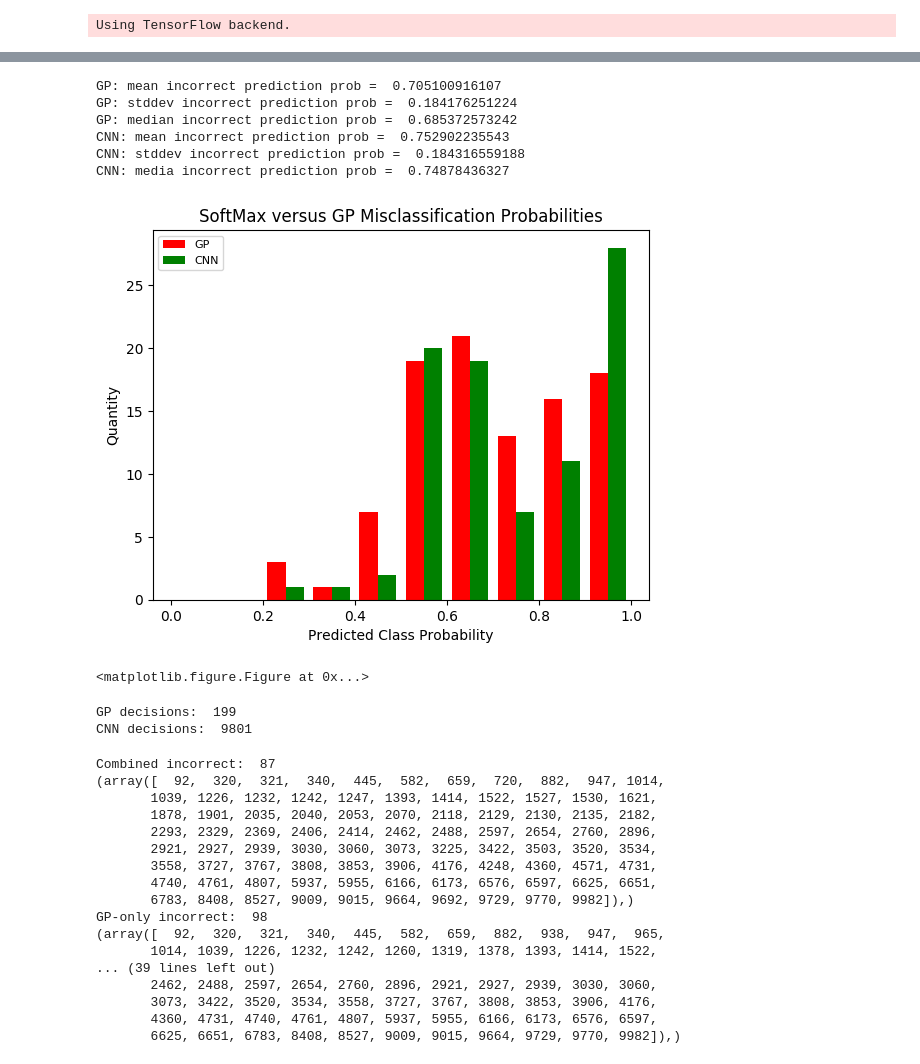
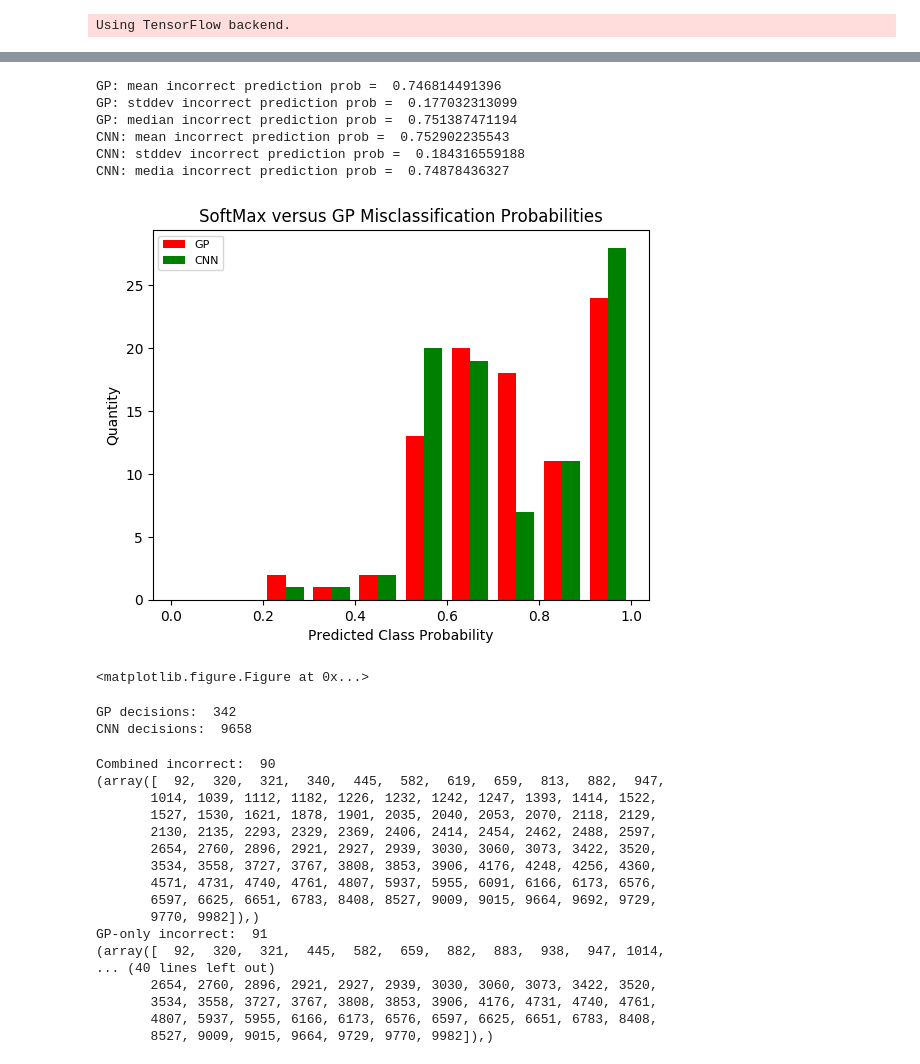
Before and after one commit to flyingsilverfin/CNN_GP_MNIST, a Jupyter notebook: src/GPFlow_testing.ipynb, the cells around one changed output, grey strips where cells are left out. Drawn from its saved outputs; the diff is of its cells as text; code cells hidden in the pictures.

```diff
--- a/src/GPFlow_testing.ipynb
+++ b/src/GPFlow_testing.ipynb
@@ -95,14 +95,14 @@ print("Using", num_features, "features, predicting", num_classes, "classes")
 ys = np.argmax(ys_train_full, axis=1)
 
 full_model = gpflow.models.SVGP(
-    xs_train_full, ys, kern=gpflow.kernels.Matern12(input_dim=num_features) + gpflow.kernels.White(input_dim=num_features, variance=0.1),
+    xs_train_full, ys, kern= gpflow.kernels.Linear(input_dim=num_features) * gpflow.kernels.Matern12(input_dim=num_features),
     likelihood=gpflow.likelihoods.MultiClass(num_classes),
     Z=xs_train_full[::20].copy(),
     num_latent=num_classes,
     whiten=True,
     q_diag=True,
     minibatch_size=8000)
-full_model.kern.white.variance.trainable = False
+#full_model.kern.white.variance.trainable = False
 full_model.feature.trainable = True
 full_model.as_pandas_table()
 # %% [output]
@@ -371,38 +375,38 @@ cnn_predicted_classes = np.argmax(cnn_test_output, axis=1)
 cnn_incorrect_predictions = cnn_predicted_classes != correct_classes
 
 cnn_incorrect_probs = cnn_test_output[cnn_incorrect_predictions]
 cnn_incorrect_true_classes = correct_classes[cnn_incorrect_predictions]
 cnn_bad_predictions = np.max(cnn_incorrect_probs, axis=1)
 
 
 
 #make_histogram(all_incorrect_mus, end = 1.0, plot=False, width=0.1)
 #make_histogram(cnn_bad_predictions, color='g', width=0.05)
 
 make_histogram([all_incorrect_mus, cnn_bad_predictions], end=1.0, color=['r', 'g'], width=0.04,
                x_label="Predicted Class Probability",
                y_label="Quantity",
                legend=("GP", "CNN"),
                legend_loc="upper left",
                title="SoftMax versus GP Misclassification Probabilities",
-               save='../results/figs/mnist/cnn_vs_gp_misclassification_prob_matern12.pdf',
+               save='../results/figs/mnist/cnn_vs_gp_misclassification_prob_combined.pdf',
                )
 
 print("GP: mean incorrect prediction prob = ", np.mean(all_incorrect_mus))
 print("GP: stddev incorrect prediction prob = ", np.sqrt(np.var(all_incorrect_mus)))
 print("GP: median incorrect prediction prob = ", np.median(all_incorrect_mus))
 
 print("CNN: mean incorrect prediction prob = ", np.mean(cnn_bad_predictions))
 print("CNN: stddev incorrect prediction prob = ", np.sqrt(np.var(cnn_bad_predictions)))
 print("CNN: media incorrect prediction prob = ", np.median(cnn_bad_predictions))
 # %% [output]
-GP: mean incorrect prediction prob =  0.705100916107
-GP: stddev incorrect prediction prob =  0.184176251224
-GP: median incorrect prediction prob =  0.685372573242
+GP: mean incorrect prediction prob =  0.746814491396
+GP: stddev incorrect prediction prob =  0.177032313099
+GP: median incorrect prediction prob =  0.751387471194
 CNN: mean incorrect prediction prob =  0.752902235543
 CNN: stddev incorrect prediction prob =  0.184316559188
 CNN: media incorrect prediction prob =  0.74878436327
-[figure, old version]
+[figure, new version]
 # %%
 plt.savefig('../results/figs/mnist/incorrect_predictions_mu.pdf')
 # %% [output]
@@ -433,8 +437,8 @@ sources = decision[:, 0]
 print("GP decisions: " , np.count_nonzero(sources == 0))
 print("CNN decisions: ", np.count_nonzero(sources == 1))
 # %% [output]
-GP decisions:  199
-CNN decisions:  9801
+GP decisions:  342
+CNN decisions:  9658
 # %%
 combined_decisions = decision[:, 1]
 combined_incorrect = combined_decisions != correct_classes
@@ -460,23 +464,23 @@ both_incorrect = mask & cnn_incorrect_predictions  # these are the hardest ones,
 
 print(np.where(disagreement))
 # %% [output]
-Combined incorrect:  87
-(array([  92,  320,  321,  340,  445,  582,  659,  720,  882,  947, 1014,
-       1039, 1226, 1232, 1242, 1247, 1393, 1414, 1522, 1527, 1530, 1621,
-       1878, 1901, 2035, 2040, 2053, 2070, 2118, 2129, 2130, 2135, 2182,
-       2293, 2329, 2369, 2406, 2414, 2462, 2488, 2597, 2654, 2760, 2896,
-       2921, 2927, 2939, 3030, 3060, 3073, 3225, 3422, 3503, 3520, 3534,
-       3558, 3727, 3767, 3808, 3853, 3906, 4176, 4248, 4360, 4571, 4731,
-       4740, 4761, 4807, 5937, 5955, 6166, 6173, 6576, 6597, 6625, 6651,
-       6783, 8408, 8527, 9009, 9015, 9664, 9692, 9729, 9770, 9982]),)
-GP-only incorrect:  98
-(array([  92,  320,  321,  340,  445,  582,  659,  882,  938,  947,  965,
-       1014, 1039, 1226, 1232, 1242, 1260, 1319, 1378, 1393, 1414, 1522,
-... (39 lines left out)
-       2462, 2488, 2597, 2654, 2760, 2896, 2921, 2927, 2939, 3030, 3060,
-       3073, 3422, 3520, 3534, 3558, 3727, 3767, 3808, 3853, 3906, 4176,
-       4360, 4731, 4740, 4761, 4807, 5937, 5955, 6166, 6173, 6576, 6597,
-       6625, 6651, 6783, 8408, 8527, 9009, 9015, 9664, 9729, 9770, 9982]),)
+Combined incorrect:  90
+(array([  92,  320,  321,  340,  445,  582,  619,  659,  813,  882,  947,
+       1014, 1039, 1112, 1182, 1226, 1232, 1242, 1247, 1393, 1414, 1522,
+       1527, 1530, 1621, 1878, 1901, 2035, 2040, 2053, 2070, 2118, 2129,
+       2130, 2135, 2293, 2329, 2369, 2406, 2414, 2454, 2462, 2488, 2597,
+       2654, 2760, 2896, 2921, 2927, 2939, 3030, 3060, 3073, 3422, 3520,
+       3534, 3558, 3727, 3767, 3808, 3853, 3906, 4176, 4248, 4256, 4360,
+       4571, 4731, 4740, 4761, 4807, 5937, 5955, 6091, 6166, 6173, 6576,
+       6597, 6625, 6651, 6783, 8408, 8527, 9009, 9015, 9664, 9692, 9729,
+       9770, 9982]),)
+GP-only incorrect:  91
+(array([  92,  320,  321,  445,  582,  659,  882,  883,  938,  947, 1014,
+... (40 lines left out)
+       2654, 2760, 2896, 2921, 2927, 2939, 3030, 3060, 3073, 3422, 3520,
+       3534, 3558, 3727, 3767, 3808, 3853, 3906, 4176, 4731, 4740, 4761,
+       4807, 5937, 5955, 6166, 6173, 6576, 6597, 6625, 6651, 6783, 8408,
+       8527, 9009, 9015, 9664, 9729, 9770, 9982]),)
 # %%
 disagreement_indices = np.nonzero(disagreement)[0]
 print(disagreement_indices.shape)
```
Also changed, not shown: parts of 14 cells of this notebook, 1 other file.
